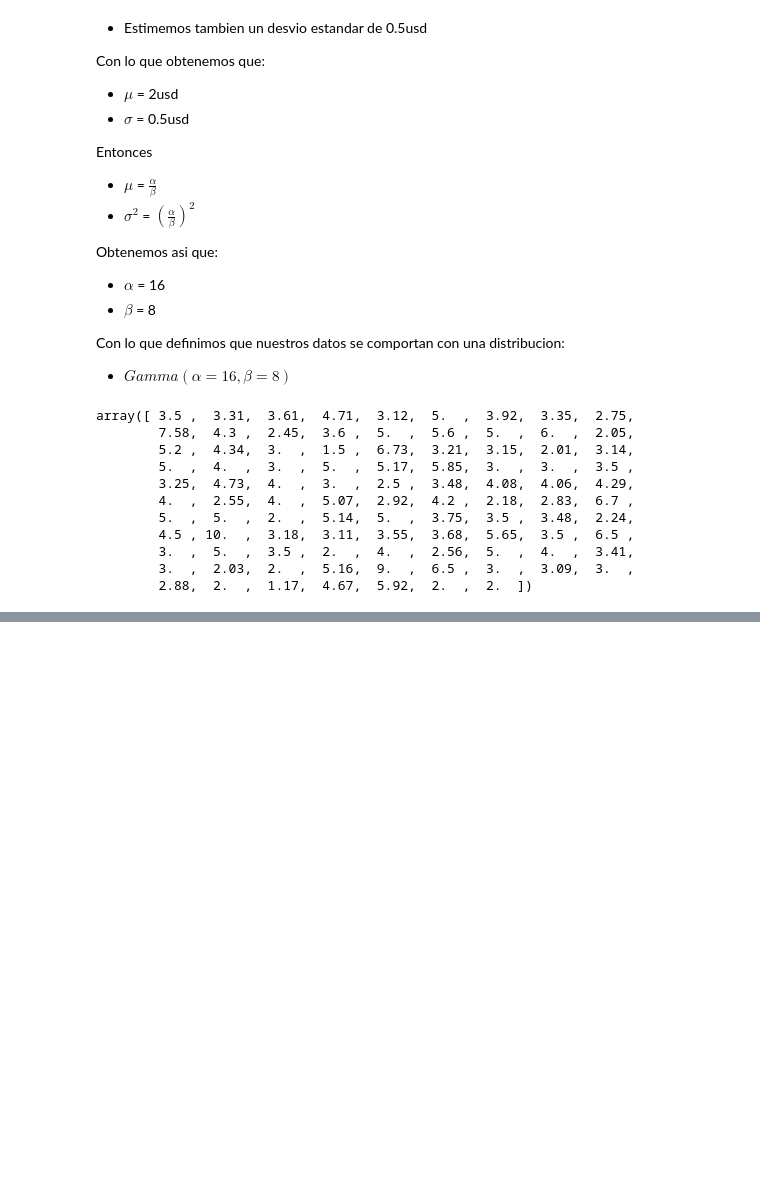
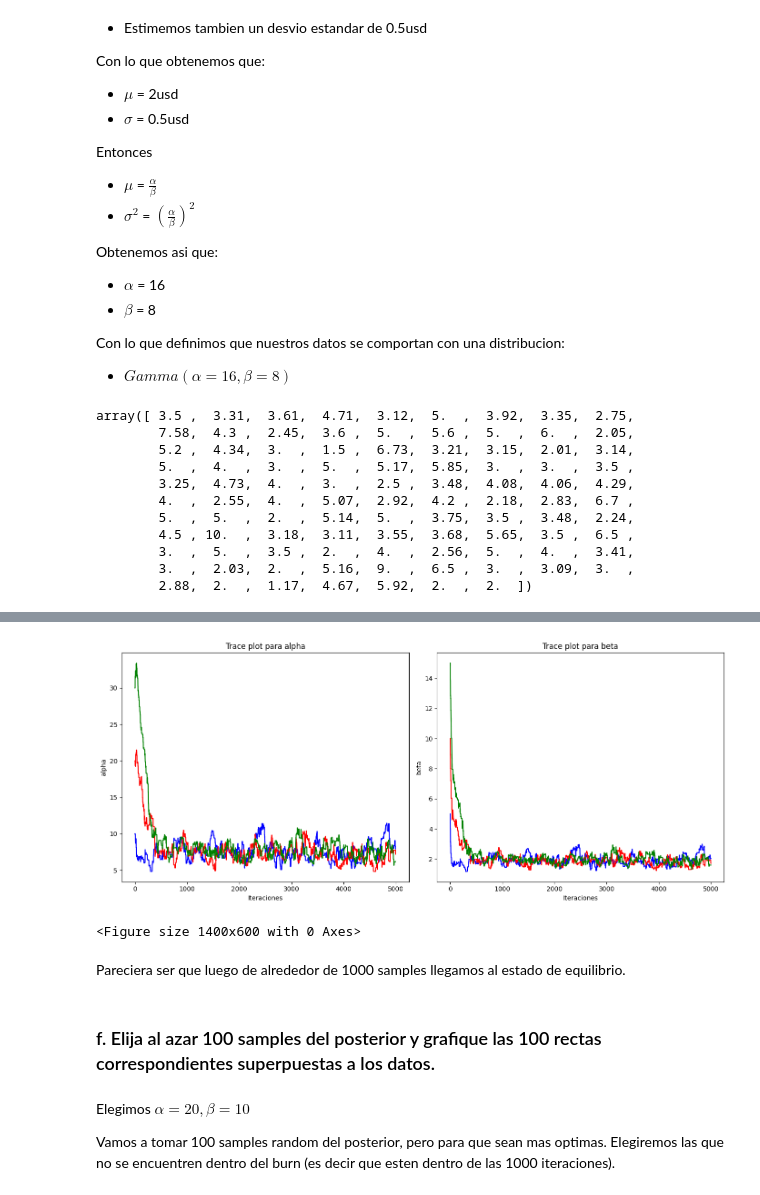
Before and after one commit to matias258/Estimacion_Bayesiana, a Jupyter notebook: Entregas/2/entrega2.ipynb, the cells around one changed output, grey strips where cells are left out. Cells and saved outputs as stored; diff of their text form; code cells hidden in the pictures; blank space fills up the shorter version.

```diff
--- a/Entregas/2/entrega2.ipynb
+++ b/Entregas/2/entrega2.ipynb
@@ -238,0 +271,4 @@ plt.show()
+# %%
+cadenas_alpha_1, cadenas_beta_1 = mcmc(tips_hipotesis, alpha_1, beta_1, iteraciones)
+cadenas_alpha_2, cadenas_beta_2 = mcmc(tips_hipotesis, alpha_2, beta_2, iteraciones)
+cadenas_alpha_3, cadenas_beta_3 = mcmc(tips_hipotesis, alpha_3, beta_3, iteraciones)
@@ -238,0 +301,42 @@ plt.show()
+# %%
+# Asumimos que ya tenemos las cadenas "cadena_alpha" y "cadena_beta" después de ejecutar el MCMC
+
+# Trazas de la cadena para alpha y beta
+plt.figure(figsize=(14, 6))
+
+# alpha 1
+plt.subplot(1, 2, 1)
+plt.plot(cadenas_alpha_1, color="blue")
+plt.plot(cadenas_alpha_2, color="red")
+plt.plot(cadenas_alpha_3, color="green")
+plt.title("Trace plot para alpha")
+plt.xlabel("Iteraciones")
+plt.ylabel("alpha")
+
+# beta
+plt.subplot(1, 2, 2)
+plt.plot(cadenas_beta_1, color="blue")
+plt.plot(cadenas_beta_2, color="red")
+plt.plot(cadenas_beta_3, color="green")
+plt.title("Trace plot para beta")
+plt.xlabel("Iteraciones")
+plt.ylabel("beta")
+
+plt.tight_layout()
+plt.show()
+
+
+plt.figure(figsize=(14, 6))
+plt.tight_layout()
+plt.show()
+# %% [output]
+[figure, added]
+<Figure size 1400x600 with 0 Axes>
+# %% [markdown]
+Pareciera ser que luego de alrededor de 1000 samples llegamos al estado de equilibrio.
+# %% [markdown]
+### f. Elija al azar 100 samples del posterior y grafique las 100 rectas correspondientes superpuestas a los datos.
+# %% [markdown]
+Elegimos $\alpha = 20, \beta = 10$
+
+Vamos a tomar 100 samples random del posterior, pero para que sean mas optimas. Elegiremos las que no se encuentren dentro del burn (es decir que esten dentro de las 1000 iteraciones).
```
Also changed, not shown: parts of 25 cells of this notebook.
